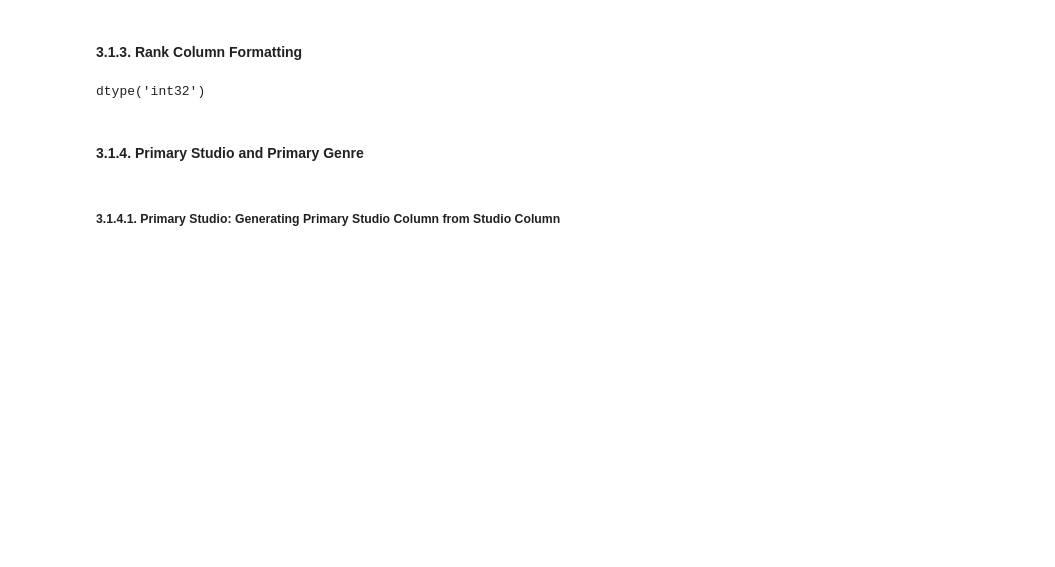
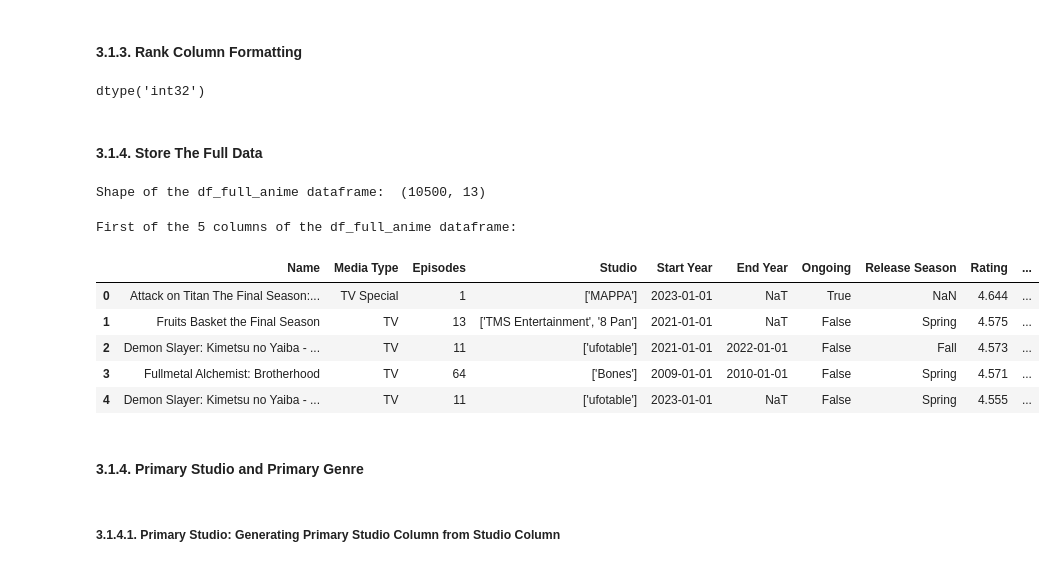
Before and after one commit to MYTE21/Anime.Quest, a Jupyter notebook: notebooks/data_processing.ipynb, the cells around one changed output. Drawn from its saved outputs; the diff is of its cells as text; code cells hidden in the pictures; blank space fills up the shorter version.

Commit message:
Store the full data

```diff
--- a/notebooks/data_processing.ipynb
+++ b/notebooks/data_processing.ipynb
@@ -327,6 +326,28 @@ df_anime['Rank'] = df_anime['Rank'].astype(int)
 df_anime['Rank'].dtype
 # %% [output]
 dtype('int32')
+# %% [markdown]
+#### 3.1.4. Store The Full Data
+# %%
+# Store the df_anime to the df_full_anime
+df_full_anime = df_anime
+# %%
+# show the shape of the df_full_anime
+print("Shape of the df_full_anime dataframe: ", df_full_anime.shape)
+# %% [output]
+Shape of the df_full_anime dataframe:  (10500, 13)
+# %%
+# first of the 5 columns of the df_full_anime
+print("First of the 5 columns of the df_full_anime dataframe: ")
+df_full_anime.head()
+# %% [output]
+First of the 5 columns of the df_full_anime dataframe:
+|  | Name | Media Type | Episodes | Studio | Start Year | End Year | Ongoing | Release Season | Rating | ... |
+| 0 | Attack on Titan The Final Season:... | TV Special | 1 | ['MAPPA'] | 2023-01-01 | NaT | True | NaN | 4.644 | ... |
+| 1 | Fruits Basket the Final Season | TV | 13 | ['TMS Entertainment', '8 Pan'] | 2021-01-01 | NaT | False | Spring | 4.575 | ... |
+| 2 | Demon Slayer: Kimetsu no Yaiba - ... | TV | 11 | ['ufotable'] | 2021-01-01 | 2022-01-01 | False | Fall | 4.573 | ... |
+| 3 | Fullmetal Alchemist: Brotherhood | TV | 64 | ['Bones'] | 2009-01-01 | 2010-01-01 | False | Spring | 4.571 | ... |
+| 4 | Demon Slayer: Kimetsu no Yaiba - ... | TV | 11 | ['ufotable'] | 2023-01-01 | NaT | False | Spring | 4.555 | ... |
 # %% [markdown]
 #### 3.1.4. Primary Studio and Primary Genre
 # %% [markdown]
```
Also changed, not shown: parts of 6 cells of this notebook.
